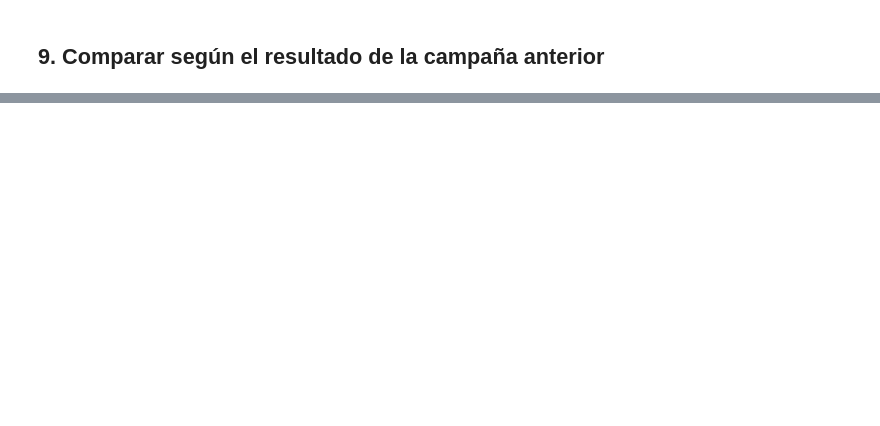
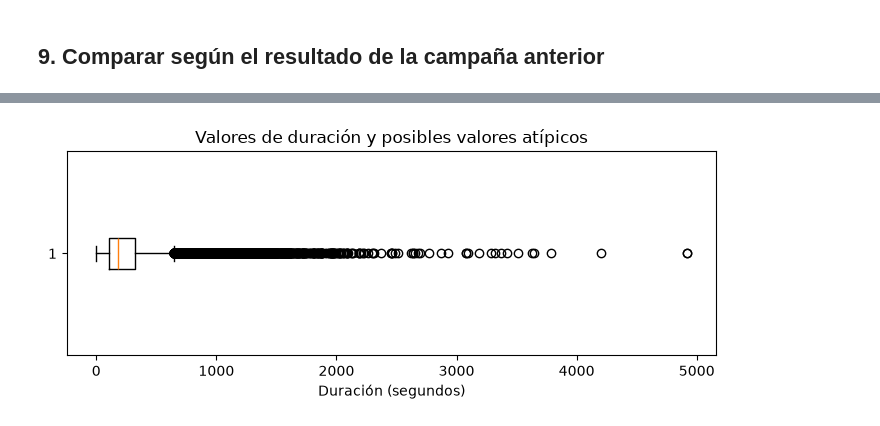
Before and after one commit to calucaes/DataProject_PythonForData, a Jupyter notebook: notebooks/analisis_eda_paso_a_paso.ipynb, the cells around one changed output, grey strips where cells are left out. Cells and saved outputs as stored; diff of their text form; code cells hidden in the pictures; blank space fills up the shorter version.

```diff
--- a/notebooks/analisis_eda_paso_a_paso.ipynb
+++ b/notebooks/analisis_eda_paso_a_paso.ipynb
@@ -191,0 +389,10 @@ Conserva los archivos originales y guarda estas versiones para consultar el resu
+# %%
+plt.figure(figsize=(7, 3))
+plt.boxplot(campaigns["duration"], vert=False)
+plt.title("Valores de duración y posibles valores atípicos")
+plt.xlabel("Duración (segundos)")
+plt.tight_layout()
+plt.savefig(os.path.join(CHARTS, "08_caja_duracion.png"))
+plt.show()
+# %% [output]
+[figure, added]
```
Also changed, not shown: parts of 67 cells of this notebook.
